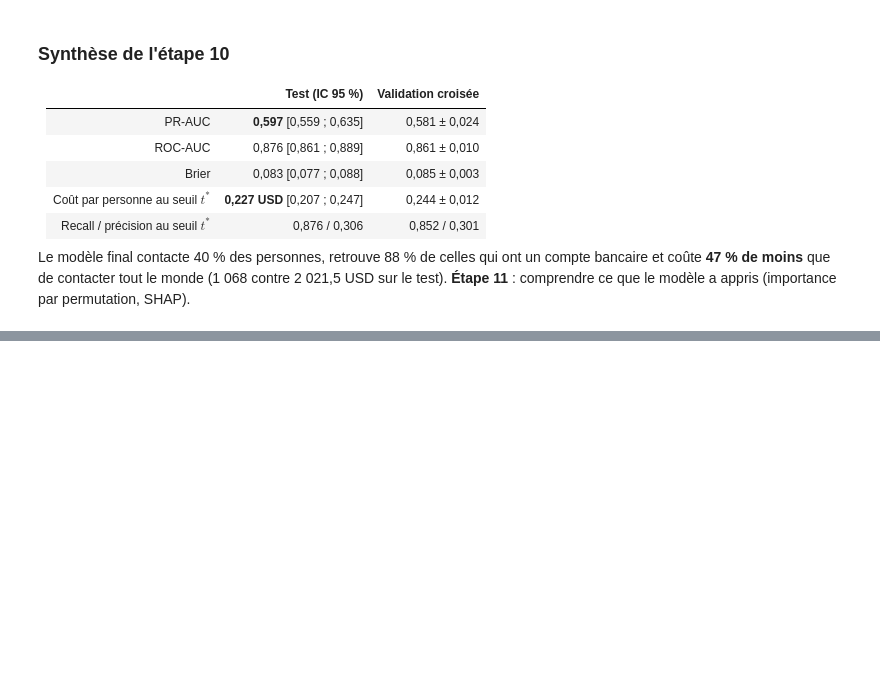
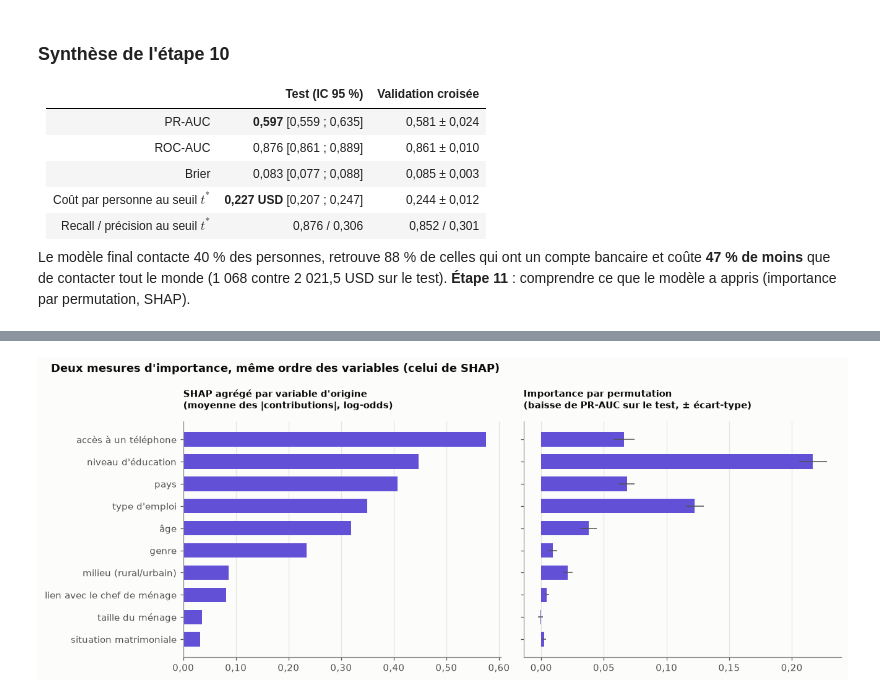
Before and after one commit to kmache/financial-inclusion-africa, a Jupyter notebook: notebooks/06_test_final_interpretation.ipynb, the cells around one changed output, grey strips where cells are left out. Cells and saved outputs as stored; diff of their text form; code cells hidden in the pictures; blank space fills up the shorter version.

```diff
--- a/notebooks/06_test_final_interpretation.ipynb
+++ b/notebooks/06_test_final_interpretation.ipynb
@@ -308,0 +412,22 @@ Le modèle final contacte 40 % des personnes, retrouve 88 % de celles qui ont un
+# %%
+DERIVED = {
+    "education_rank": {"education_level": 1.0}, "education_unknown": {"education_level": 1.0},
+    "formal_job": {"job_type": 1.0}, "is_head": {"relationship_with_head": 1.0},
+    "age_group": {"age_of_respondent": 1.0}, "lives_alone": {"household_size": 1.0},
+    "urban_phone": {"location_type": 0.5, "cellphone_access": 0.5},
+    "phone_education": {"cellphone_access": 0.5, "education_level": 0.5},
+}
+W = pd.DataFrame(0.0, index=X_t.columns, columns=RAW_COLS)  # colonne du modèle -> variable d'origine
+for col in X_t.columns:
+    for orig, w in DERIVED.get(col, {col: 1.0}).items():
+        W.loc[col, orig] += w
+shap_raw = pd.DataFrame(sv.values @ W.to_numpy(), columns=RAW_COLS, index=X_test.index)
+assert np.allclose(shap_raw.sum(axis=1), sv.values.sum(axis=1))  # rien n'est perdu
+
+shap_cols = pd.Series(np.abs(sv.values).mean(axis=0), index=X_t.columns).sort_values(ascending=False)
+compare = pd.DataFrame({"SHAP agrégé (moyenne |somme|)": shap_raw.abs().mean(),
+                        "permutation (baisse de PR-AUC)": perm["baisse de PR-AUC (moyenne)"]})
+compare["rang SHAP"] = compare.iloc[:, 0].rank(ascending=False).astype(int)
+compare["rang permutation"] = compare.iloc[:, 1].rank(ascending=False).astype(int)
+display(shap_cols.round(3).to_frame("SHAP par colonne du modèle (moyenne |valeur|)"))
+compare.sort_values("rang SHAP").round(4)
@@ -308,0 +463,20 @@ Le modèle final contacte 40 % des personnes, retrouve 88 % de celles qui ont un
+# %%
+fig, axes = plt.subplots(1, 2, figsize=(12, 4.8))
+order = compare.sort_values("rang SHAP").index[::-1]
+for ax, (col, title, fmt) in zip(axes, [
+        ("SHAP agrégé (moyenne |somme|)", "SHAP agrégé par variable d'origine\n(moyenne des |contributions|, log-odds)", "{:.2f}"),
+        ("permutation (baisse de PR-AUC)", "Importance par permutation\n(baisse de PR-AUC sur le test, ± écart-type)", "{:.2f}")]):
+    vals = compare.loc[order, col]
+    err = perm.loc[order, "écart-type"] if "permutation" in col else None
+    ax.barh([LABELS[c] for c in order], vals, xerr=err, color=viz.COMPOSITION[1], height=0.65,
+            error_kw={"ecolor": viz.INK_2, "elinewidth": 1})
+    ax.set_title(title, fontsize=10)
+    viz.fr_axis(ax, "x", fmt)
+    ax.grid(axis="y", visible=False)
+axes[1].set_yticklabels([])
+fig.suptitle("Deux mesures d'importance, même ordre des variables (celui de SHAP)", x=0.02, ha="left", fontweight="bold")
+fig.tight_layout()
+viz.save(fig, "11_shap_contre_permutation")
+plt.show()
+# %% [output]
+[figure, added]
```
Also changed, not shown: parts of 28 cells of this notebook, 6 other files.
